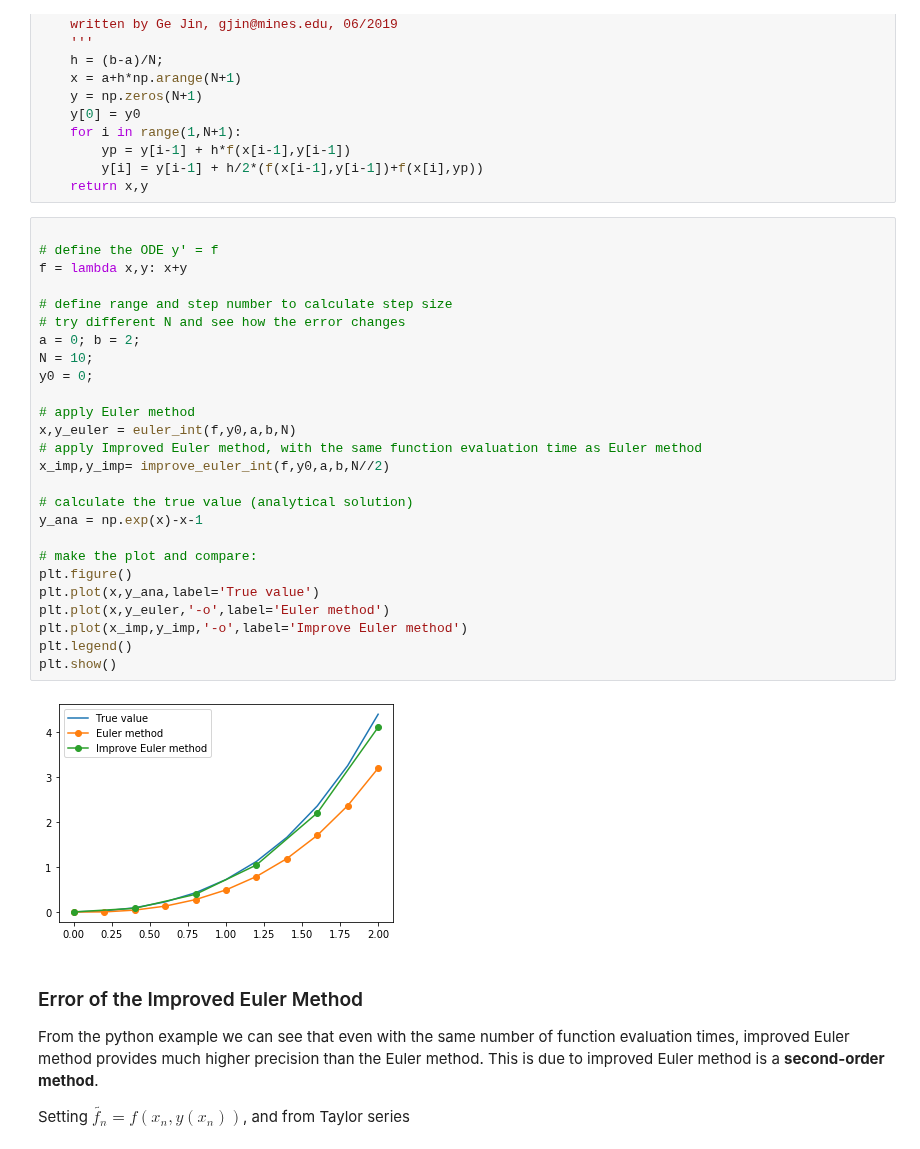
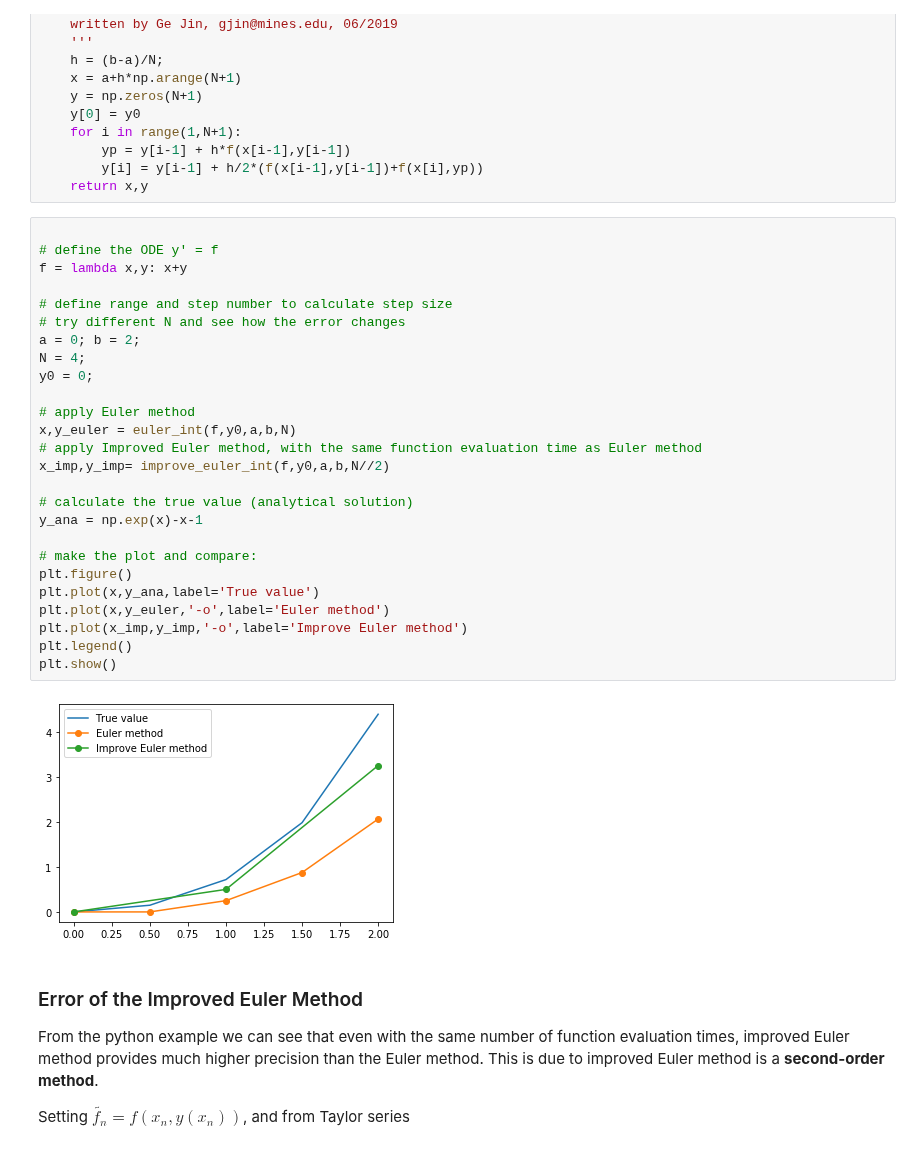
Before and after one commit to jshragge/CSM_GP_GEOPCOMP, a Jupyter notebook: 06_Ordinary_Differential_Equations.ipynb, the cells around one changed output. Cells and saved outputs as stored; diff of their text form.

```diff
--- a/06_Ordinary_Differential_Equations.ipynb
+++ b/06_Ordinary_Differential_Equations.ipynb
@@ -177,31 +176,31 @@ def improve_euler_int(fun,y0,a,b,N):
 # %%
 
 # define the ODE y' = f
 f = lambda x,y: x+y
 
 # define range and step number to calculate step size
 # try different N and see how the error changes
 a = 0; b = 2;
-N = 10;
+N = 4;
 y0 = 0;
 
 # apply Euler method
 x,y_euler = euler_int(f,y0,a,b,N)
 # apply Improved Euler method, with the same function evaluation time as Euler method
 x_imp,y_imp= improve_euler_int(f,y0,a,b,N//2)
 
 # calculate the true value (analytical solution)
 y_ana = np.exp(x)-x-1
 
 # make the plot and compare:
 plt.figure()
 plt.plot(x,y_ana,label='True value')
 plt.plot(x,y_euler,'-o',label='Euler method')
 plt.plot(x_imp,y_imp,'-o',label='Improve Euler method')
 plt.legend()
 plt.show()
 # %% [output]
-[figure, old version]
+[figure, new version]
 # %% [markdown]
 ### Error of the Improved Euler Method
 From the python example we can see that even with the same number of function evaluation times, improved Euler method provides much higher precision than the Euler method. This is due to improved Euler method is a **second-order method**.
```
Also changed, not shown: parts of 2 cells of this notebook, 1 other file.
